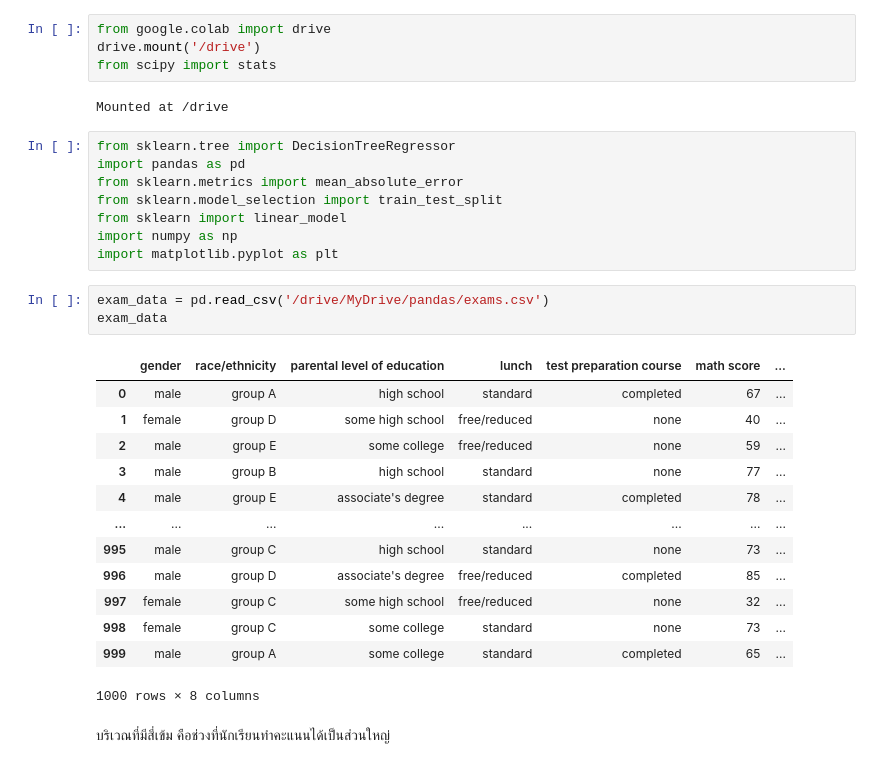
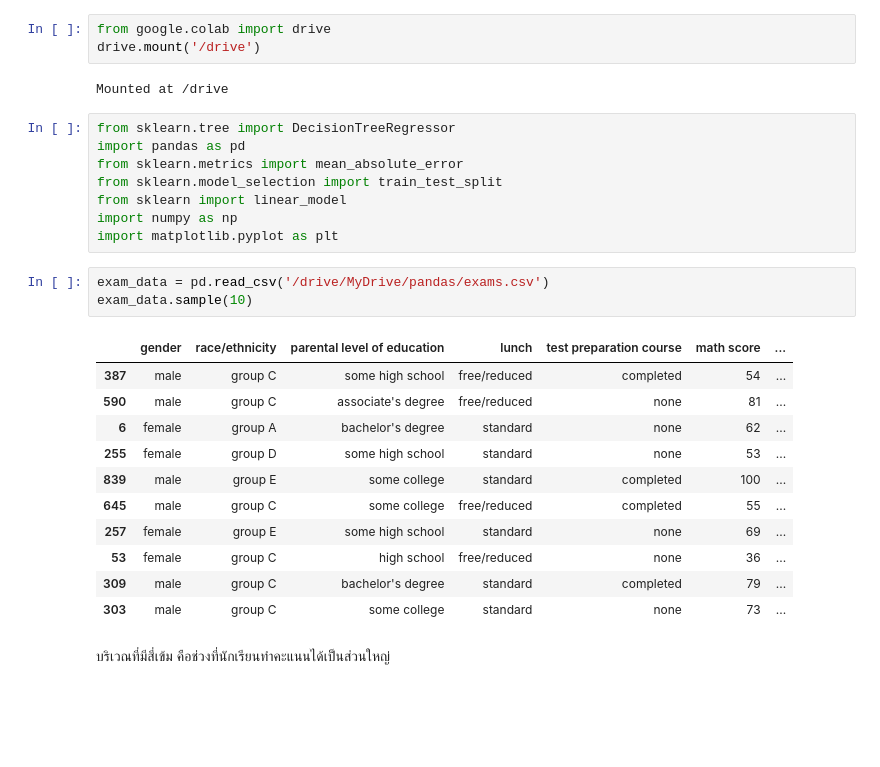
Before and after one commit to MeepoohVP/student_score, a Jupyter notebook: exam_anlz.ipynb, the cells around one changed output. Drawn from its saved outputs; the diff is of its cells as text; blank space fills up the shorter version.

```diff
--- a/exam_anlz.ipynb
+++ b/exam_anlz.ipynb
@@ -3,7 +3,6 @@
 # %%
 from google.colab import drive
 drive.mount('/drive')
-from scipy import stats
 # %% [output]
 Mounted at /drive
 # %%
@@ -16,21 +15,19 @@ import numpy as np
 import matplotlib.pyplot as plt
 # %%
 exam_data = pd.read_csv('/drive/MyDrive/pandas/exams.csv')
-exam_data
+exam_data.sample(10)
 # %% [output]
 |  | gender | race/ethnicity | parental level of education | lunch | test preparation course | math score | ... |
-| 0 | male | group A | high school | standard | completed | 67 | ... |
-| 1 | female | group D | some high school | free/reduced | none | 40 | ... |
-| 2 | male | group E | some college | free/reduced | none | 59 | ... |
-| 3 | male | group B | high school | standard | none | 77 | ... |
-| 4 | male | group E | associate's degree | standard | completed | 78 | ... |
-| ... | ... | ... | ... | ... | ... | ... | ... |
-| 995 | male | group C | high school | standard | none | 73 | ... |
-| 996 | male | group D | associate's degree | free/reduced | completed | 85 | ... |
-| 997 | female | group C | some high school | free/reduced | none | 32 | ... |
-| 998 | female | group C | some college | standard | none | 73 | ... |
-| 999 | male | group A | some college | standard | completed | 65 | ... |
+| 387 | male | group C | some high school | free/reduced | completed | 54 | ... |
+| 590 | male | group C | associate's degree | free/reduced | none | 81 | ... |
+| 6 | female | group A | bachelor's degree | standard | none | 62 | ... |
+| 255 | female | group D | some high school | standard | none | 53 | ... |
+| 839 | male | group E | some college | standard | completed | 100 | ... |
+| 645 | male | group C | some college | free/reduced | completed | 55 | ... |
+| 257 | female | group E | some high school | standard | none | 69 | ... |
+| 53 | female | group C | high school | free/reduced | none | 36 | ... |
+| 309 | male | group C | bachelor's degree | standard | completed | 79 | ... |
+| 303 | male | group C | some college | standard | none | 73 | ... |
-1000 rows × 8 columns
 # %% [markdown]
 บริเวณที่มีสี่เข้ม คือช่วงที่นักเรียนทำคะแนนได้เป็นส่วนใหญ่
 # %%
```
Also changed, not shown: parts of 12 cells of this notebook.
